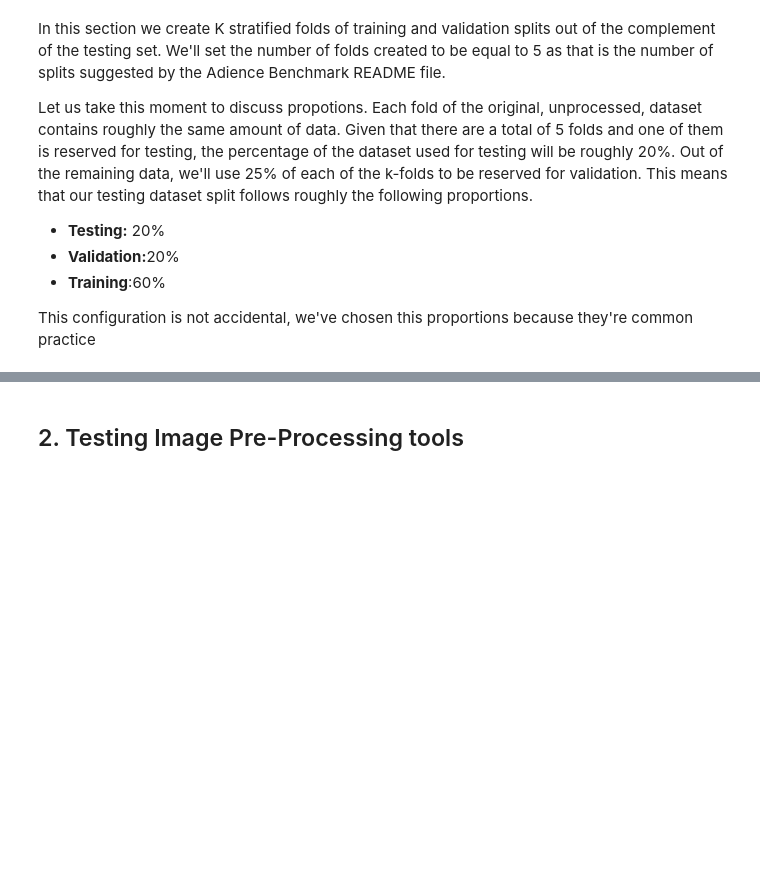
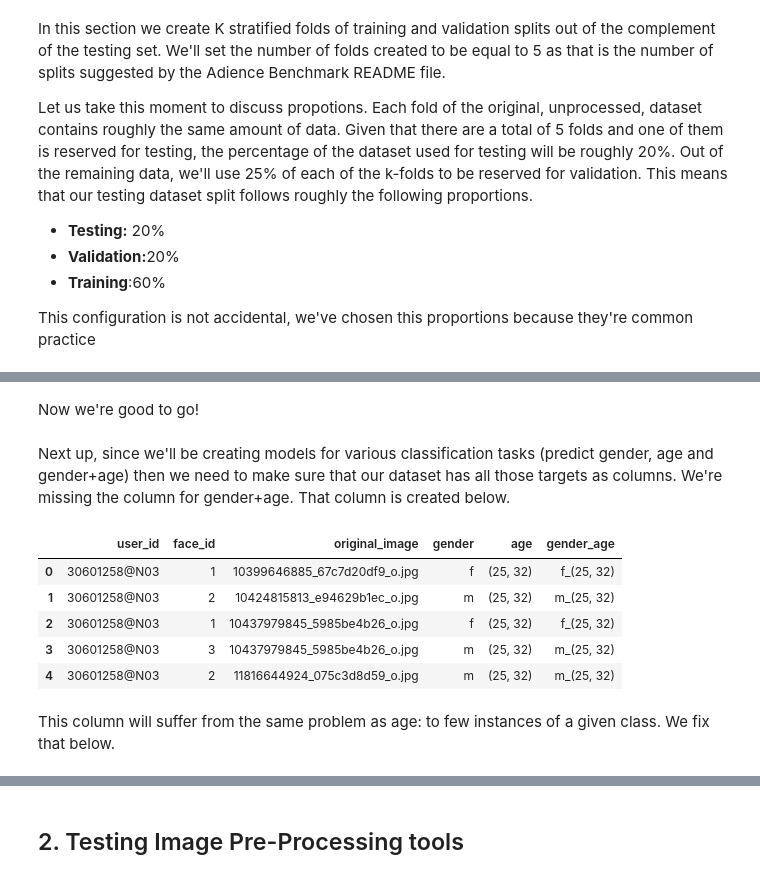
Before and after one commit to davidmrdavid/demographics_net, a Jupyter notebook: src/notebooks/Splitting the Data.ipynb, the cells around one changed output, grey strips where cells are left out. Cells and saved outputs as stored; diff of their text form; code cells hidden in the pictures; blank space fills up the shorter version.

```diff
--- a/src/notebooks/Splitting the Data.ipynb
+++ b/src/notebooks/Splitting the Data.ipynb
@@ -414,0 +412,4 @@ sss = StratifiedShuffleSplit(n_splits=num_splits, test_size=validation_prop, ran
+# %%
+query1 = trvl_meta["age"] == "(8, 23)"
+query2 = trvl_meta["age"] == "(38, 48)"
+trvl_meta[query1 | query2]
@@ -414,0 +420,3 @@ sss = StratifiedShuffleSplit(n_splits=num_splits, test_size=validation_prop, ran
+# %%
+trvl_meta = trvl_meta.append(trvl_meta[query1 | query2], ignore_index=True)
+trvl_meta["age"].value_counts()
@@ -414,0 +437,16 @@ sss = StratifiedShuffleSplit(n_splits=num_splits, test_size=validation_prop, ran
+# %% [markdown]
+Now we're good to go!
+# %% [markdown]
+Next up, since we'll be creating models for various classification tasks (predict gender, age and gender+age) then we need to make sure that our dataset has all those targets as columns. We're missing the column for gender+age. That column is created below.
+# %%
+trvl_meta["gender_age"] = trvl_meta[["gender","age"]].apply(lambda x: x[0]+"_"+x[1], axis=1)
+trvl_meta.head()
+# %% [output]
+|  | user_id | face_id | original_image | gender | age | gender_age |
+| 0 | 30601258@N03 | 1 | 10399646885_67c7d20df9_o.jpg | f | (25, 32) | f_(25, 32) |
+| 1 | 30601258@N03 | 2 | 10424815813_e94629b1ec_o.jpg | m | (25, 32) | m_(25, 32) |
+| 2 | 30601258@N03 | 1 | 10437979845_5985be4b26_o.jpg | f | (25, 32) | f_(25, 32) |
+| 3 | 30601258@N03 | 3 | 10437979845_5985be4b26_o.jpg | m | (25, 32) | m_(25, 32) |
+| 4 | 30601258@N03 | 2 | 11816644924_075c3d8d59_o.jpg | m | (25, 32) | m_(25, 32) |
+# %% [markdown]
+This column will suffer from the same problem as age: to few instances of a given class. We fix that below.
```
Also changed, not shown: parts of 35 cells of this notebook.
